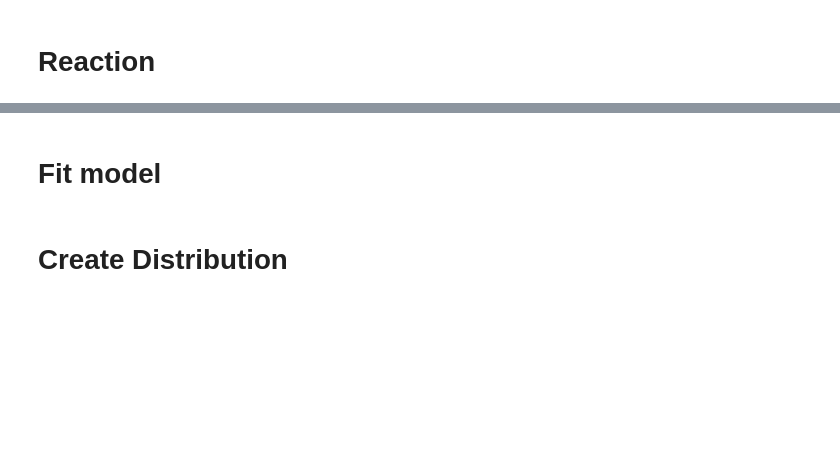
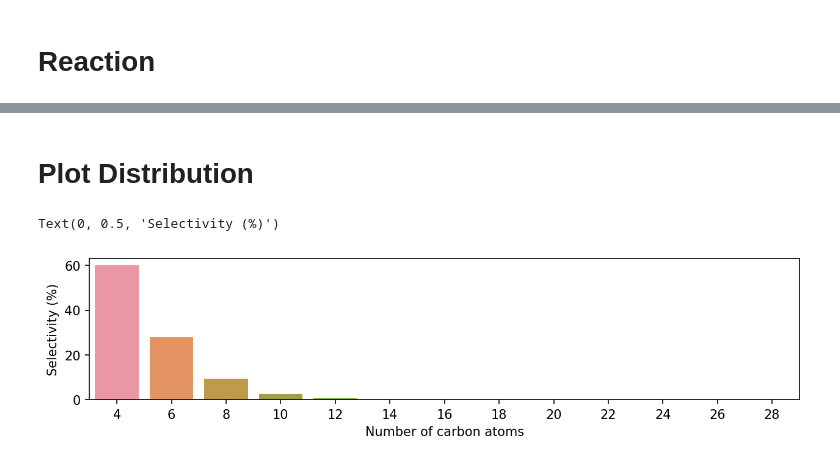
Before and after one commit to aleksandravdoshin/master_equation_solver, a Jupyter notebook: notebooks/Simulate_distribution.ipynb, the cells around one changed output, grey strips where cells are left out. Saved outputs shown, nothing was run; the diff lists cells and outputs as text; code cells hidden in the pictures; blank space fills up the shorter version.

```diff
--- a/notebooks/Simulate_distribution.ipynb
+++ b/notebooks/Simulate_distribution.ipynb
@@ -209,25 +214,0 @@ crIII = joblib.load('../files/processed_data/CrIII_energies.pkl')
-# %%
-capacity = pd.read_pickle('../files/processed_data/capacity_pred.pkl').query(f'temperature == 300 and p == 100000').set_index('alken')['capacity'].to_dict()
-
-def make_reaction_list(n, k, k_ads=None, borders=(1e-7, 1e7)):
-    k = k.copy()
-
-    constants = make_known_constants(k)
-    if k_ads is not None:
-        constants['k_adsorption'] = k_ads
-
-    for key, val in constants.items():
-        constants[key] = val if val < borders[1] else borders[1]
-
-    for key, val in constants.items():
-        constants[key] = val if val > borders[0] else borders[0]
-
-    constants = add_diffusion(constants, diffusion_dict)
-
-    reaction_list = []
-    for i in range(2, n+2, 2):
-        reaction_list += make_reactions(i, **constants)
-
-    return reaction_list[:-2]
-
-make_reaction_list(4, crII, 666)
@@ -326,4 +304,22 @@ Function value at minima: 4.349834333912574e-06
-# %% [markdown]
-# Fit model
 # %% [markdown]
-# Create Distribution
+# Plot Distribution
+# %%
+import matplotlib.pyplot as plt
+
+# palette = sns.color_palette("Blues", 35, as_cmap=False)
+
+x = [6.00000000e+08, 5.99995714e+01, 1.16496197e-05]
+uniform_capacity = capacity.copy()
+for key in uniform_capacity.keys():
+    uniform_capacity[key] = 1
+result = run_model(28, x, ni, capacity=uniform_capacity)
+df = calc_distribution(result)
+fig, ax = plt.subplots(1, 1, figsize=(10, 2), dpi=150)
+df = df.query('n>2').reset_index()
+df['selectivity'] = (df['concentration'] / df['concentration'].sum()) * 100
+sns.barplot(x='n', y='selectivity', data=df.reset_index(), ax=ax)
+ax.set_xlabel('Number of carbon atoms')
+ax.set_ylabel('Selectivity (%)')
+# %% [output]
+Text(0, 0.5, 'Selectivity (%)')
+[figure, added]
```
Also changed, not shown: parts of 11 cells of this notebook, 1 other file.
